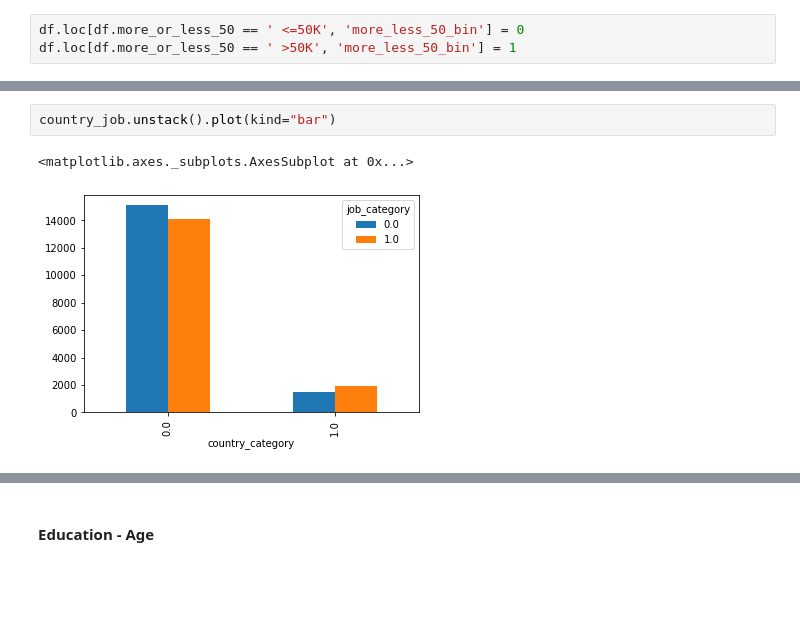
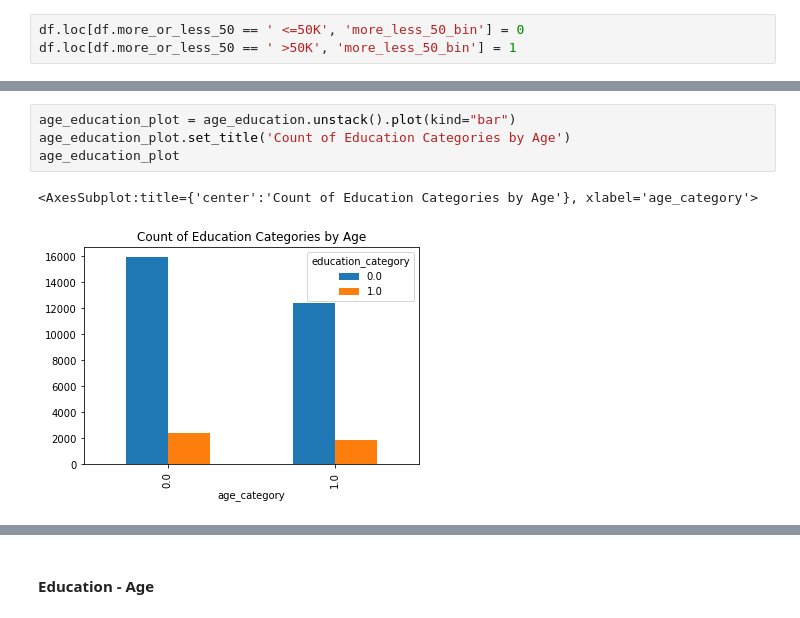
Before and after one commit to mjeong/clessardmjeongsp2021finalproject, a Jupyter notebook: report.ipynb, the cells around one changed output, grey strips where cells are left out. Drawn from its saved outputs; the diff is of its cells as text; blank space fills up the shorter version.

```diff
--- a/report.ipynb
+++ b/report.ipynb
@@ -310,5 +265,7 @@ sex_job.unstack().plot(kind="bar")
-# %%
-country_job.unstack().plot(kind="bar")
-# %% [output]
-<matplotlib.axes._subplots.AxesSubplot at 0x...>
-[figure, removed]
+# %%
+age_education_plot = age_education.unstack().plot(kind="bar")
+age_education_plot.set_title('Count of Education Categories by Age')
+age_education_plot
+# %% [output]
+<AxesSubplot:title={'center':'Count of Education Categories by Age'}, xlabel='age_category'>
+[figure, added]
```
Also changed, not shown: parts of 35 cells of this notebook.
